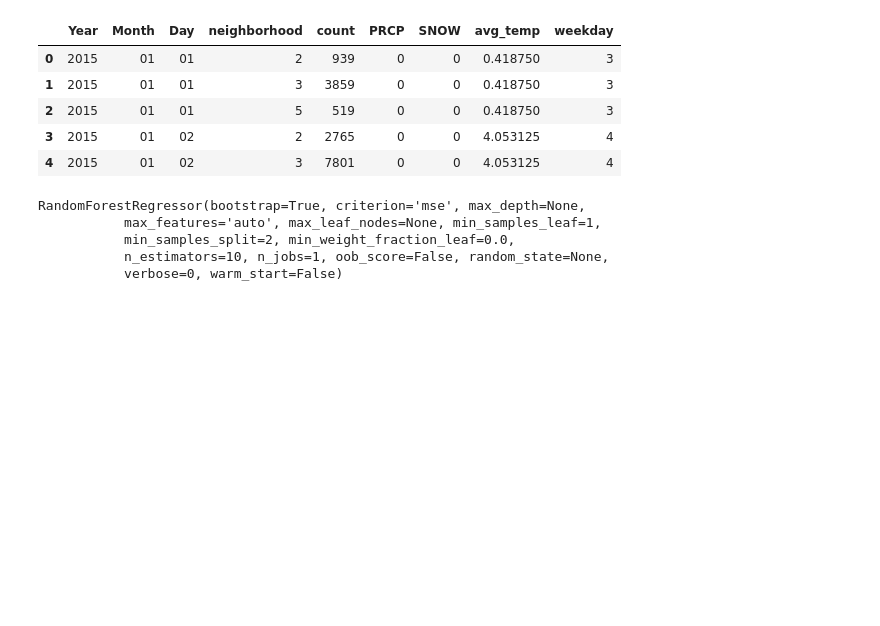
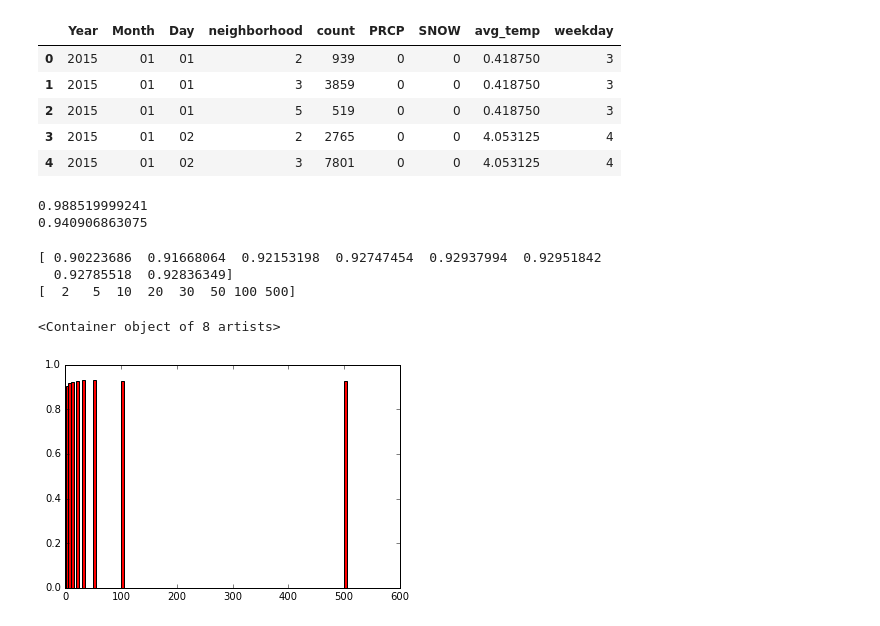
Before and after one commit to RichInCode/CitiBikeApp, a Jupyter notebook: merge_w_weather_data_2.ipynb, the cells around one changed output. Cells and saved outputs as stored; diff of their text form; code cells hidden in the pictures; blank space fills up the shorter version.

```diff
--- a/merge_w_weather_data_2.ipynb
+++ b/merge_w_weather_data_2.ipynb
@@ -427,10 +427,11 @@ result.head()
 from sklearn.ensemble import RandomForestClassifier, RandomForestRegressor
 import numpy as np
 from sklearn.preprocessing import OneHotEncoder
-from sklearn.cross_validation import train_test_split
+from sklearn.cross_validation import train_test_split, KFold
 from sklearn.naive_bayes import GaussianNB
 from sklearn import svm
 from sklearn.feature_extraction import DictVectorizer as DV
+from sklearn import grid_search
 
 #X = result.as_matrix(columns=['neighborhood', 'avg_temp', 'weekday'])
 #y = result['count'].values
@@ -439,7 +440,7 @@ y = result['count']
 
 #one-hot encoding
 #enc = OneHotEncoder(categorical_features='all', sparse=True)
-vectorizer = DV(sparse=False)
+vectorizer = DV(sparse=True)
 X = X[['neighborhood','avg_temp','weekday','PRCP','SNOW']].T.to_dict().values()
 X = vectorizer.fit_transform(X)
 y = y.values
@@ -480,18 +481,27 @@ X_train, X_test, y_train, y_test = train_test_split(X, y, test_size=0.3)
 #print labels
 #print len(labels)
 
+####try the cross validation with K fold
+#cv = KFold(len(y_train), n_folds=4, shuffle=True)
+#params = {'n_estimators':[2,5,10,20,30,50,100,500]}
+#grid = grid_search.GridSearchCV(RandomForestRegressor(),cv=cv,param_grid=params)
+#grid.fit(X_train, y_train)
+#print grid.best_score_
+#print grid.best_params_
+#print grid.score(X_test,y_test)
+
+#bestscores = grid.grid_scores_
+#print bestscores
 #model
 #rf = RandomForestClassifier(n_estimators=10)
-rf = RandomForestRegressor(n_estimators=10)
+rf = RandomForestRegressor(n_estimators=20)
 #rf = GaussianNB()
 #rf = svm.SVC()
 rf.fit(X_train, y_train)
-#rf.score(X_train, y_train)
+print rf.score(X_train, y_train)
+print rf.score(X_test, y_test)
 
 #rf.score(vectorizer.transform(X_test[['neighborhood','avg_temp','weekday']].T.to_dict().values()),y_test['count'].values)
 # %% [output]
-RandomForestRegressor(bootstrap=True, criterion='mse', max_depth=None,
-           max_features='auto', max_leaf_nodes=None, min_samples_leaf=1,
-           min_samples_split=2, min_weight_fraction_leaf=0.0,
-           n_estimators=10, n_jobs=1, oob_score=False, random_state=None,
-           verbose=0, warm_start=False)
+0.988519999241
+0.940906863075
@@ -498,3 +510,17 @@ RandomForestRegressor(bootstrap=True, criterion='mse', max_depth=None,
+# %%
+#print grid.scorer_
+scorelist = np.array([bestscores[i][1] for i in xrange(len(bestscores))])
+paramlist = np.array([bestscores[i][0]['n_estimators'] for i in xrange(len(bestscores))])
+print scorelist
+print paramlist
+
+plt.bar(paramlist, scorelist, 5, color='r')
+# %% [output]
+[ 0.90223686  0.91668064  0.92153198  0.92747454  0.92937994  0.92951842
+  0.92785518  0.92836349]
+[  2   5  10  20  30  50 100 500]
+<Container object of 8 artists>
+[figure, added]
 # %%
 print rf.score(X_train, y_train)
 avgscore = 0
```
Also changed, not shown: parts of 14 cells of this notebook, 57 other files.
